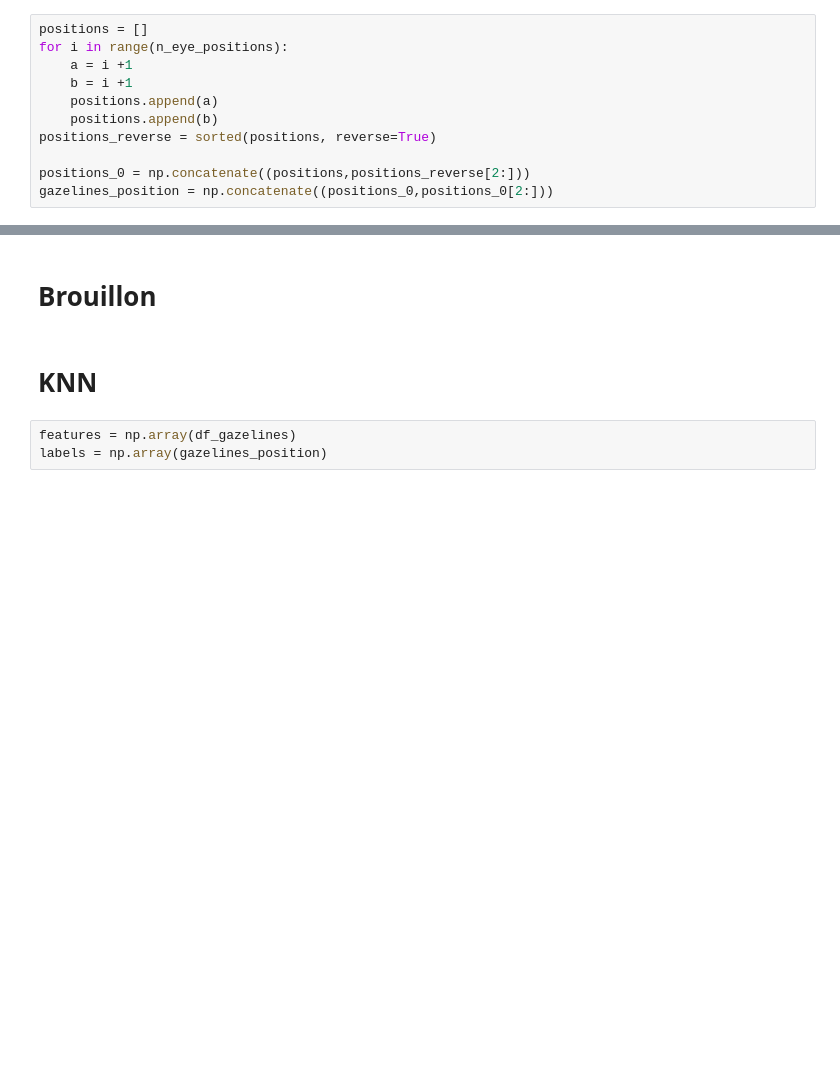
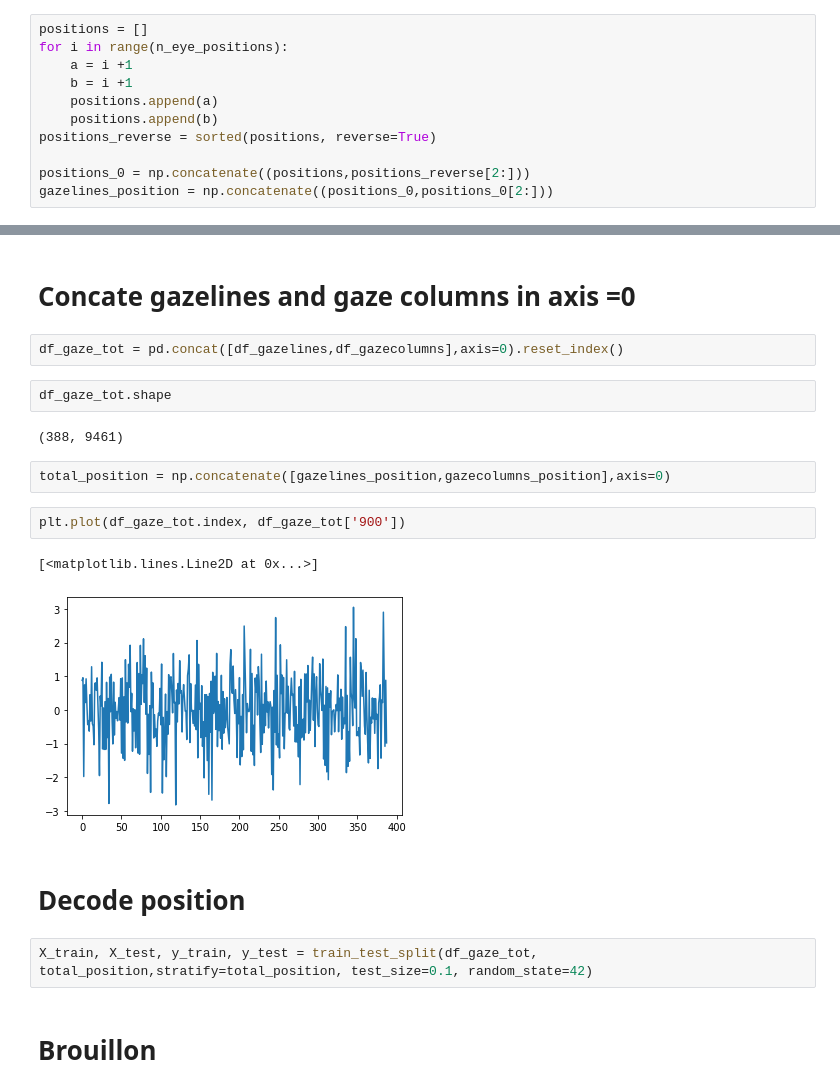
Before and after one commit to mszinte/gaze_exp, a Jupyter notebook: analysis_code/postproc/desu/decoding.ipynb, the cells around one changed output, grey strips where cells are left out. Drawn from its saved outputs; the diff is of its cells as text; blank space fills up the shorter version.

```diff
--- a/analysis_code/postproc/desu/decoding.ipynb
+++ b/analysis_code/postproc/desu/decoding.ipynb
@@ -61,7 +125,21 @@ gazelines_position = np.concatenate((positions_0,positions_0[2:]))
+# %% [markdown]
+# Concate gazelines and gaze columns in axis =0
+# %%
+df_gaze_tot = pd.concat([df_gazelines,df_gazecolumns],axis=0).reset_index()
+# %%
+df_gaze_tot.shape
+# %% [output]
+(388, 9461)
+# %%
+total_position = np.concatenate([gazelines_position,gazecolumns_position],axis=0)
+# %%
+plt.plot(df_gaze_tot.index, df_gaze_tot['900'])
+# %% [output]
+[<matplotlib.lines.Line2D at 0x...>]
+[figure, added]
+# %% [markdown]
+# Decode position
+# %%
+X_train, X_test, y_train, y_test = train_test_split(df_gaze_tot, total_position,stratify=total_position, test_size=0.1, random_state=42)
 # %% [markdown]
 # Brouillon
-# %% [markdown]
-# KNN
-# %%
-features = np.array(df_gazelines)
-labels = np.array(gazelines_position)
```
Also changed, not shown: parts of 51 cells of this notebook.
